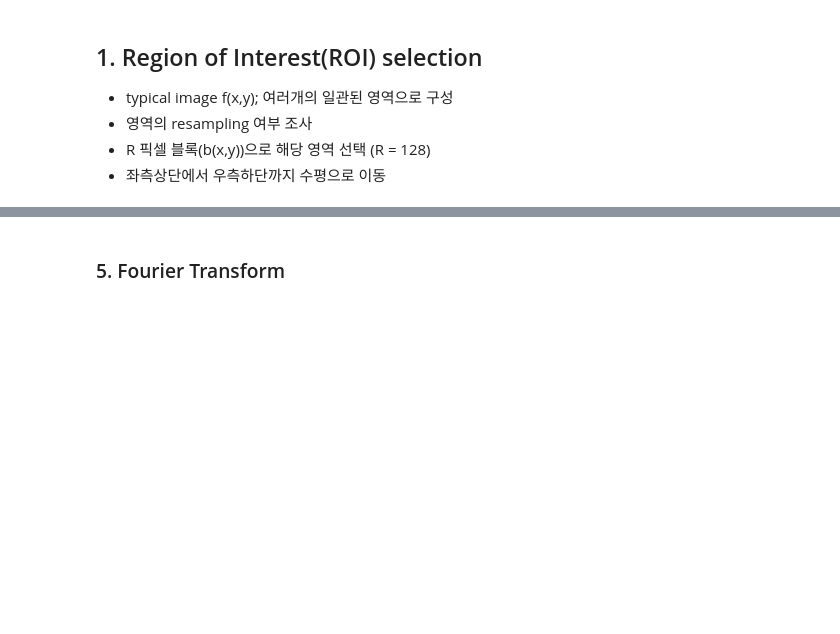
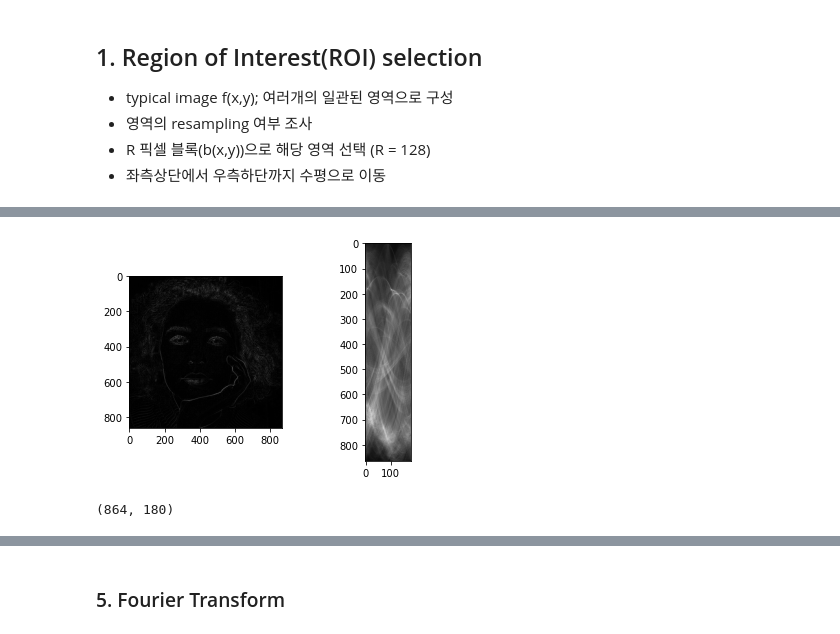
Before and after one commit to Sang-Yeong/sang-yeong.github.io, a Jupyter notebook: _posts/Paper/radon_transform.ipynb, the cells around one changed output, grey strips where cells are left out. Cells and saved outputs as stored; diff of their text form; code cells hidden in the pictures; blank space fills up the shorter version.

```diff
--- a/_posts/Paper/radon_transform.ipynb
+++ b/_posts/Paper/radon_transform.ipynb
@@ -109 +115,23 @@ plt.imshow(sinogram, cmap='gray')
+# %%
+def DiscreteRadonTransform(image, steps):
+    res = np.zeros((len(image[0]), steps), dtype='float64')
+    for s in range(steps):
+        rotation = ndimage.rotate(image, -s*180/steps, reshape=False).astype('float64')
+        res[:, s] = sum(rotation)
+    return res
+
+
+sinogram = DiscreteRadonTransform(laplacian, 180)   # len(image[0])
+
+plt.subplot(1, 2, 1)
+plt.imshow(laplacian, cmap='gray')
+plt.subplot(1, 2, 2)
+plt.imshow(sinogram, cmap='gray')
+plt.show()
+# %% [output]
+[figure, added]
+# %%
+sinogram.shape
+# %% [output]
+(864, 180)
 # %%
```
Also changed, not shown: parts of 23 cells of this notebook.
